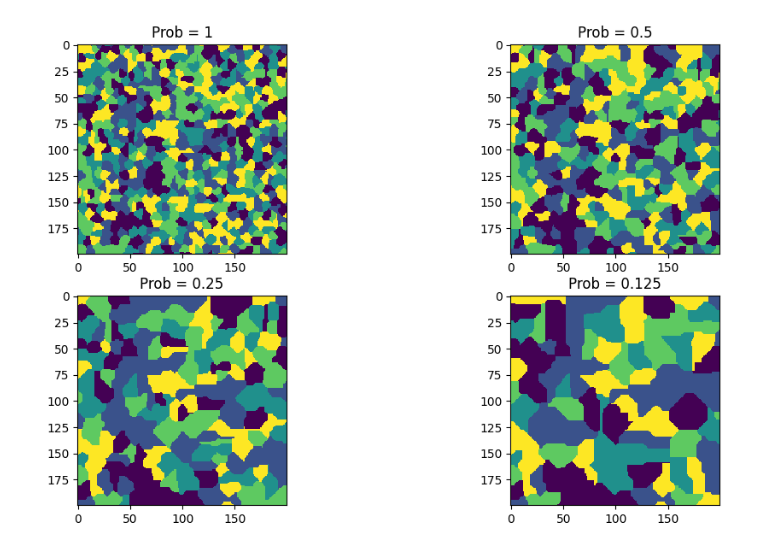
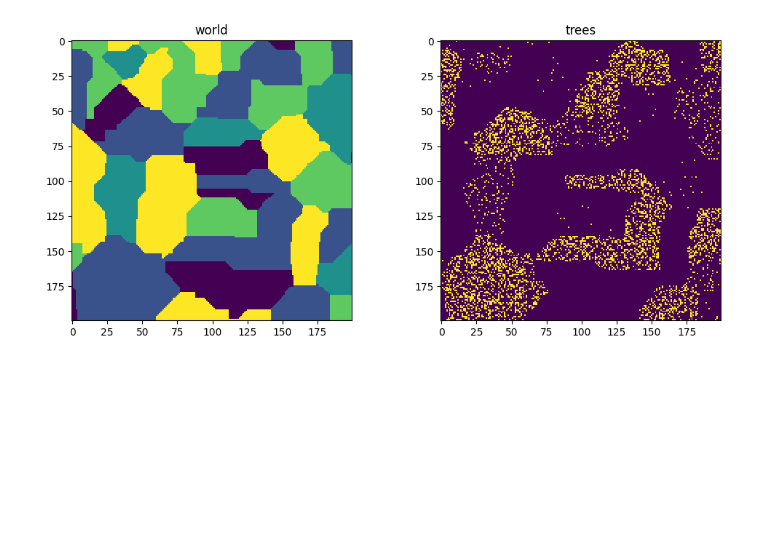
Before and after one commit to arthurBricq/crafty, a Jupyter notebook: scripts/test_biome.ipynb, the cells around one changed output. Cells and saved outputs as stored; diff of their text form; code cells hidden in the pictures; blank space fills up the shorter version.

Commit message:
Added the system of tree generator and included a first kind: the oak

```diff
--- a/scripts/test_biome.ipynb
+++ b/scripts/test_biome.ipynb
@@ -65,37 +65,36 @@ def find_closest_biome(seed, x, y, prob_biome_center):
 
 
         current_level = current_level + 1
+# %%
+tree_prob_in_biome = [0.3, 0.1, 0.01, 0]
+assert(len(tree_prob_in_biome) == (len(biomes) - 1))
+
+def should_tree_be_at(x, y, seed, biome):
+    np.random.seed(hash((seed, (x, y))) & 0xFFFFFFFF)
+    if np.random.uniform() < tree_prob_in_biome[int(biome)-2]:
+        return True
+    else:
+        return False
 # %%
 width = 200
-seed = 40
-world_map_1 = np.zeros((width, width))
-world_map_05 = np.zeros((width, width))
-world_map_025 = np.zeros((width, width))
-world_map_0125 = np.zeros((width, width))
+seed = 42
+prob_biome_center = 0.05
+world_map = np.zeros((width, width))
+possible_trees = np.zeros((width, width))
 
 for i in range(width):
     for j in range(width):
-        world_map_1[i][j] = find_closest_biome(seed, i, j, 1)
-        world_map_05[i][j] = find_closest_biome(seed, i, j, 0.5)
-        world_map_025[i][j] = find_closest_biome(seed, i, j, 0.25)
-        world_map_0125[i][j] = find_closest_biome(seed, i, j, 0.125)
+        world_map[i][j] = find_closest_biome(seed, i, j, prob_biome_center)
+        possible_trees[i][j] = int(should_tree_be_at(i, j, seed, world_map[i][j]))
 
+fig, ax = plt.subplots(1, 2, figsize=(12, 5))
 
-fig, ax = plt.subplots(2, 2, figsize=(12, 7))
+ax[0].imshow(world_map, interpolation="nearest")
+ax[0].set_title("world")
 
-ax[0][0].imshow(world_map_1, interpolation="nearest")
-ax[0][0].set_title("Prob = 1")
-
-ax[0][1].imshow(world_map_05, interpolation="nearest")
-ax[0][1].set_title("Prob = 0.5")
-
-ax[1][0].imshow(world_map_025, interpolation="nearest")
-ax[1][0].set_title("Prob = 0.25")
-
-ax[1][1].imshow(world_map_0125, interpolation="nearest")
-ax[1][1].set_title("Prob = 0.125")
-
+ax[1].imshow(possible_trees, interpolation="nearest")
+ax[1].set_title("trees")
 
 plt.show()
 # %% [output]
-[figure, old version]
+[figure, new version]
```
Also changed, not shown: 8 other files.
